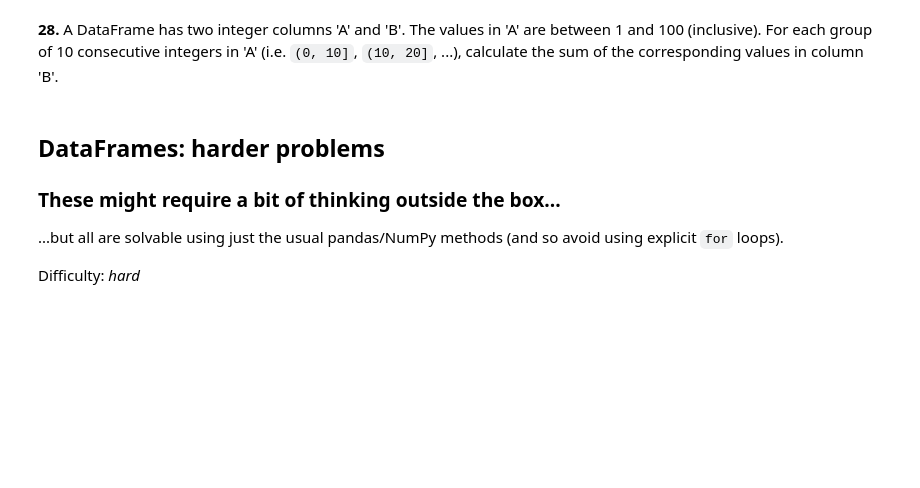
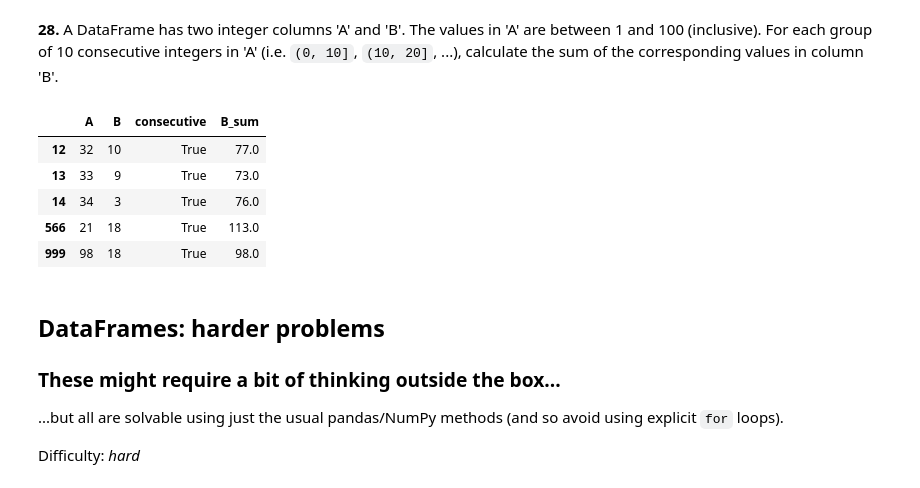
Before and after one commit to Kepins/int-pandas-exercise, a Jupyter notebook: pandas_exercises.ipynb, the cells around one changed output. Drawn from its saved outputs; the diff is of its cells as text; code cells hidden in the pictures; blank space fills up the shorter version.

```diff
--- a/pandas_exercises.ipynb
+++ b/pandas_exercises.ipynb
@@ -293,5 +407,26 @@ For each *group*, find the sum of the three greatest values.
 # %% [markdown]
 **28.** A DataFrame has two integer columns 'A' and 'B'. The values in 'A' are between 1 and 100 (inclusive). For each group of 10 consecutive integers in 'A' (i.e. `(0, 10]`, `(10, 20]`, ...), calculate the sum of the corresponding values in column 'B'.
+# %%
+num_rows = 1000
+df = pd.DataFrame({'A': np.random.randint(1, 101, size=num_rows), 'B': np.random.randint(0, 21, size=num_rows)})
+
+df.loc[3:14, 'A'] = np.arange(23, 35)
+df.loc[557:566, 'A'] = np.arange(12, 22)
+df.loc[990:999, 'A'] = np.arange(89, 99)
+
+n = 10
+
+df['consecutive'] = df['A'].rolling(window=n).apply(lambda x: np.all(np.diff(x) == 1)).fillna(False).astype(bool)
+df['B_sum'] = df.apply(lambda x: df.iloc[x.name-9:x.name+1].B.sum() if x.consecutive else np.nan, axis=1)
+df = df[df['B_sum'].notna()]
+df
+# %% [output]
+|  | A | B | consecutive | B_sum |
+| 12 | 32 | 10 | True | 77.0 |
+| 13 | 33 | 9 | True | 73.0 |
+| 14 | 34 | 3 | True | 76.0 |
+| 566 | 21 | 18 | True | 113.0 |
+| 999 | 98 | 18 | True | 98.0 |
 # %% [markdown]
 ## DataFrames: harder problems
 
```
Also changed, not shown: parts of 8 cells of this notebook.
